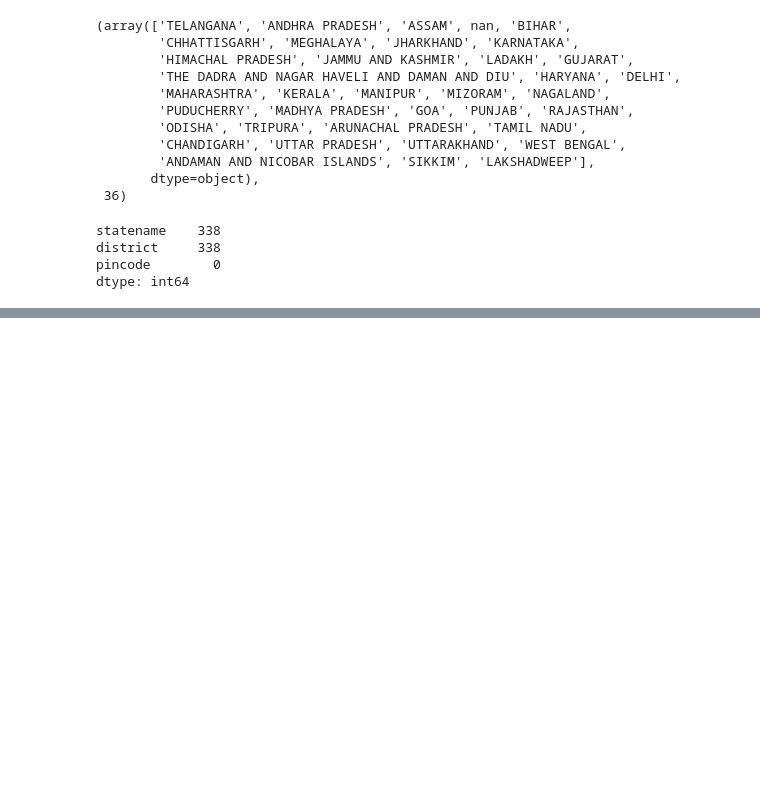
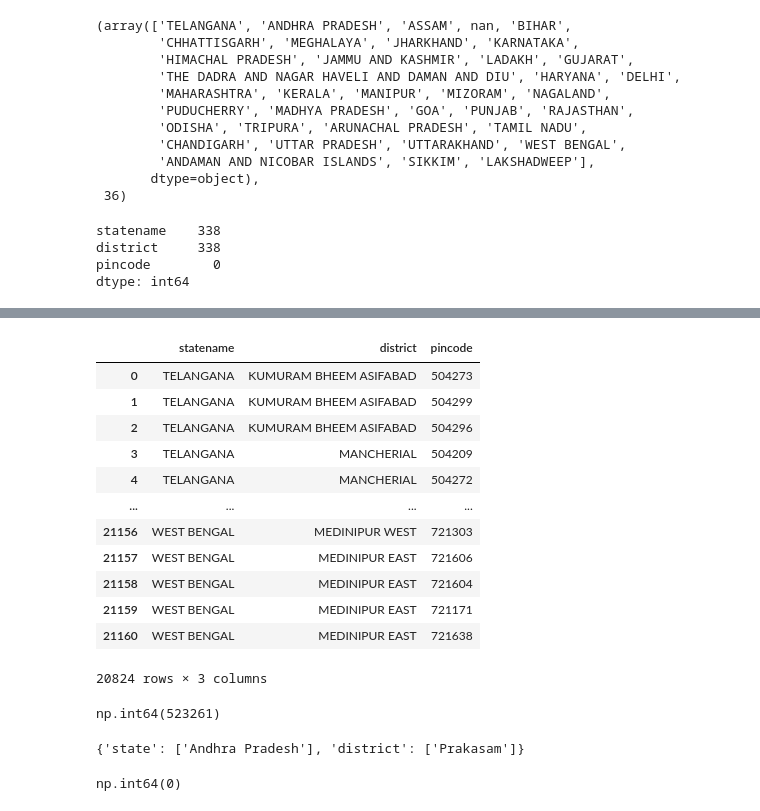
Before and after one commit to Romit-M/UIDAI-Hackathon-2026, a Jupyter notebook: notebooks/eda_pincode.ipynb, the cells around one changed output, grey strips where cells are left out. Drawn from its saved outputs; the diff is of its cells as text; code cells hidden in the pictures; blank space fills up the shorter version.

```diff
--- a/notebooks/eda_pincode.ipynb
+++ b/notebooks/eda_pincode.ipynb
@@ -100,0 +155,16 @@ dtype: int64
+# %%
+df.dropna(subset=["statename", "district"])
+# %% [output]
+|  | statename | district | pincode |
+| 0 | TELANGANA | KUMURAM BHEEM ASIFABAD | 504273 |
+| 1 | TELANGANA | KUMURAM BHEEM ASIFABAD | 504299 |
+| 2 | TELANGANA | KUMURAM BHEEM ASIFABAD | 504296 |
+| 3 | TELANGANA | MANCHERIAL | 504209 |
+| 4 | TELANGANA | MANCHERIAL | 504272 |
+| ... | ... | ... | ... |
+| 21156 | WEST BENGAL | MEDINIPUR WEST | 721303 |
+| 21157 | WEST BENGAL | MEDINIPUR EAST | 721606 |
+| 21158 | WEST BENGAL | MEDINIPUR EAST | 721604 |
+| 21159 | WEST BENGAL | MEDINIPUR EAST | 721171 |
+| 21160 | WEST BENGAL | MEDINIPUR EAST | 721638 |
+20824 rows × 3 columns
@@ -100,0 +176,4 @@ dtype: int64
+# %%
+null_pincodes[0]
+# %% [output]
+np.int64(523261)
@@ -100,0 +210,4 @@ dtype: int64
+# %%
+get_pincode_info(null_pincodes[0])
+# %% [output]
+{'state': ['Andhra Pradesh'], 'district': ['Prakasam']}
@@ -100,0 +218,4 @@ dtype: int64
+# %%
+cleand_df.duplicated().sum()
+# %% [output]
+np.int64(0)
```
Also changed, not shown: parts of 30 cells of this notebook, 2 other files.
